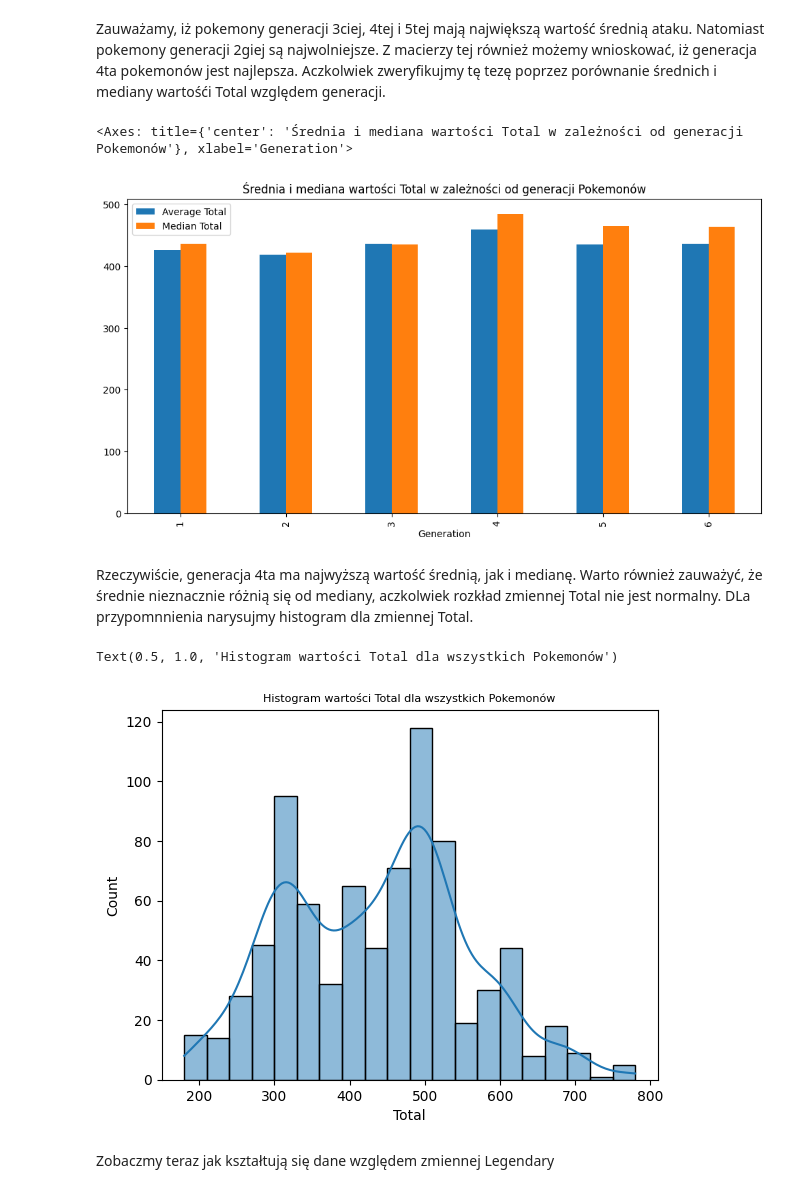
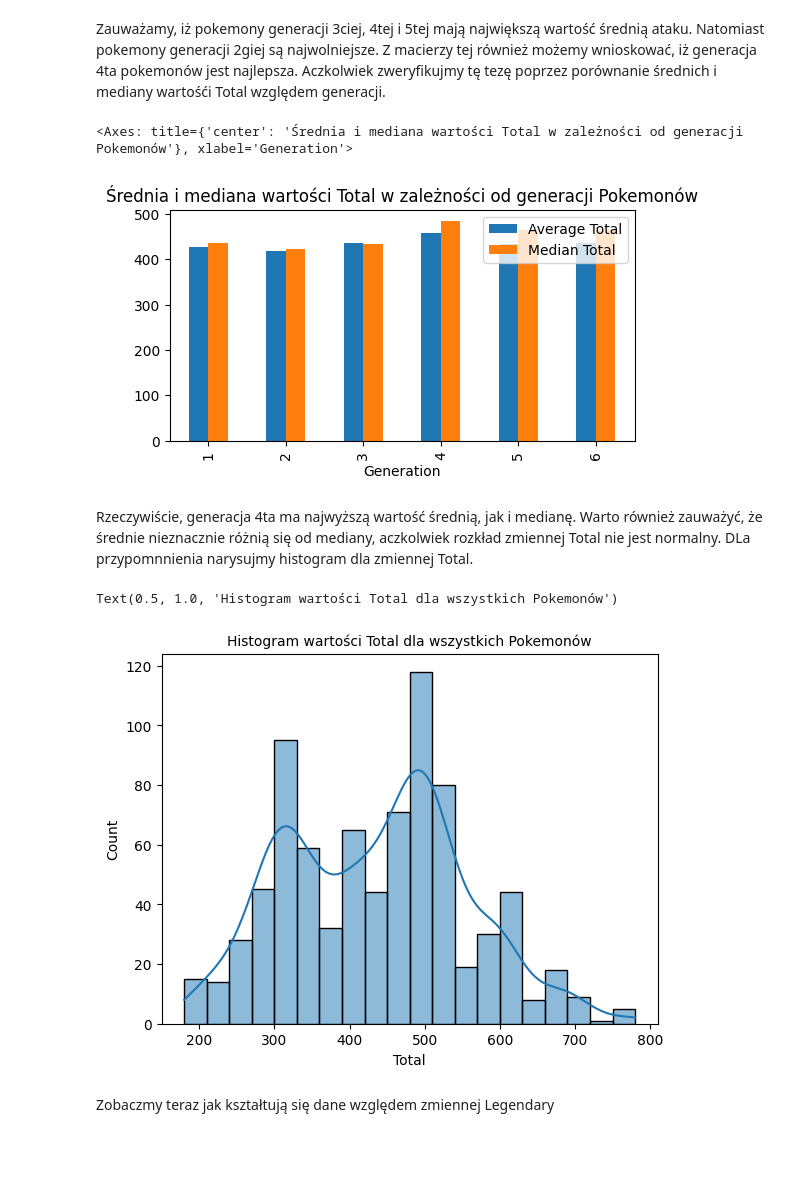
Before and after one commit to Kubix-commits/Wizualizacja-Danych, a Jupyter notebook: Projekt - wizualizacja/Wizualizacja danych.ipynb, the cells around one changed output. Cells and saved outputs as stored; diff of their text form; code cells hidden in the pictures; blank space fills up the shorter version.

```diff
--- a/Projekt - wizualizacja/Wizualizacja danych.ipynb
+++ b/Projekt - wizualizacja/Wizualizacja danych.ipynb
@@ -320,21 +331,23 @@ Z macierzy tej również możemy wnioskować, iż generacja 4ta pokemonów jest
 # %%
 #Tworzymy wykres słupkowy pokazujący średnią i medianę wartości Total w zależności od generacji Pokemonów
 generacje_stats = pd.DataFrame(dane.groupby('Generation')['Total'].mean().reset_index())
 generacje_stats.columns = ['Generation', 'Average Total']
 generacje_stats['Median Total'] = dane.groupby('Generation')['Total'].median().values
-generacje_stats.plot(kind='bar', x='Generation', y=['Average Total', 'Median Total'], title='Średnia i mediana wartości Total w zależności od generacji Pokemonów', legend=True, figsize=(12, 6))
+generacje_stats.plot(kind='bar', x='Generation', y=['Average Total', 'Median Total'],
+                    title='Średnia i mediana wartości Total w zależności od generacji Pokemonów', fontsize=10,
+                     legend=True, figsize=(6, 3))
 # %% [output]
 <Axes: title={'center': 'Średnia i mediana wartości Total w zależności od generacji Pokemonów'}, xlabel='Generation'>
-[figure, old version]
+[figure, new version]
 # %% [markdown]
 Rzeczywiście, generacja 4ta ma najwyższą wartość średnią, jak i medianę.
 Warto również zauważyć, że średnie nieznacznie różnią się od mediany, aczkolwiek rozkład zmiennej Total nie jest normalny. DLa przypomnnienia narysujmy histogram dla zmiennej Total.
 # %%
 wykres =sns.histplot(data=dane, x='Total', bins=20, kde=True)
-wykres.set_title("Histogram wartości Total dla wszystkich Pokemonów", fontsize=8)
+wykres.set_title("Histogram wartości Total dla wszystkich Pokemonów", fontsize=10)
 # %% [output]
 Text(0.5, 1.0, 'Histogram wartości Total dla wszystkich Pokemonów')
-[figure, old version]
+[figure, new version]
 # %% [markdown]
 Zobaczmy teraz jak kształtują się dane względem zmiennej Legendary
 # %%
```
Also changed, not shown: parts of 13 cells of this notebook.
